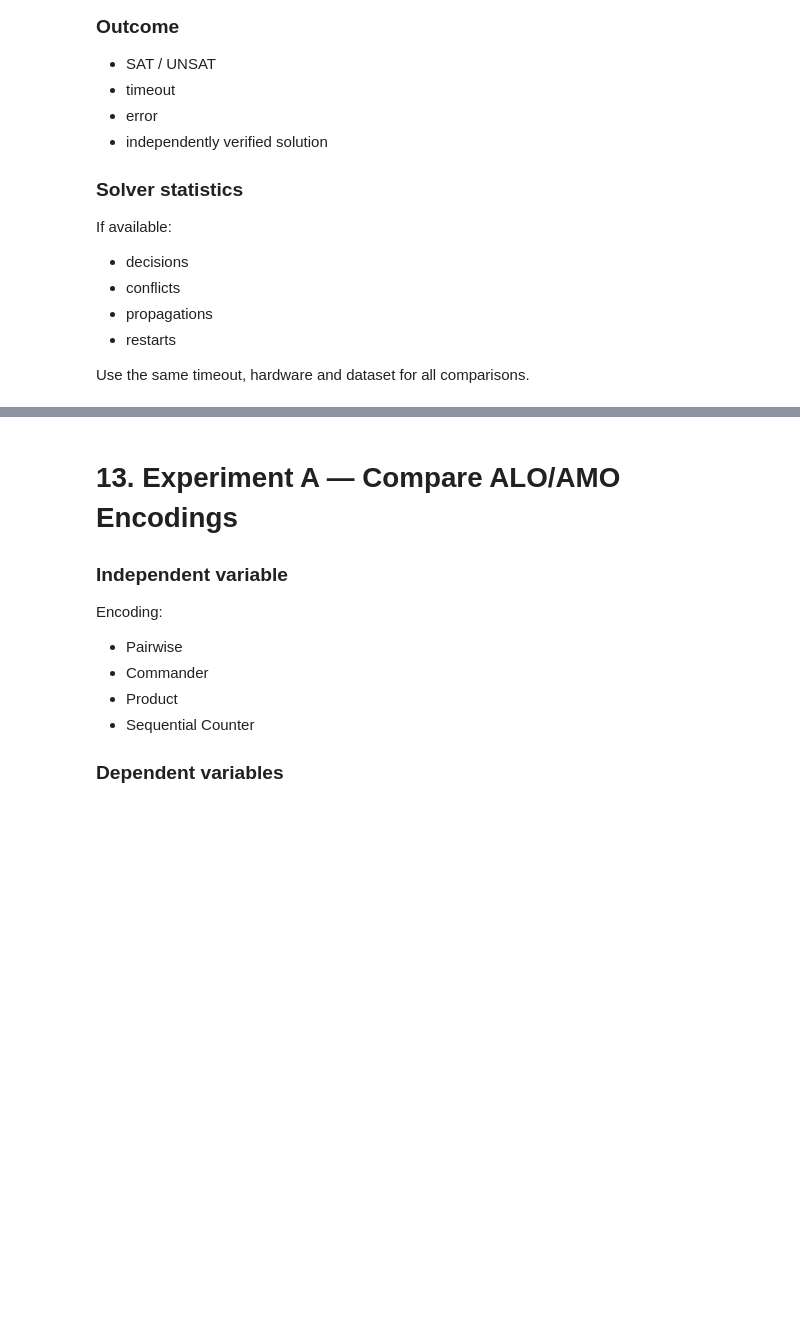
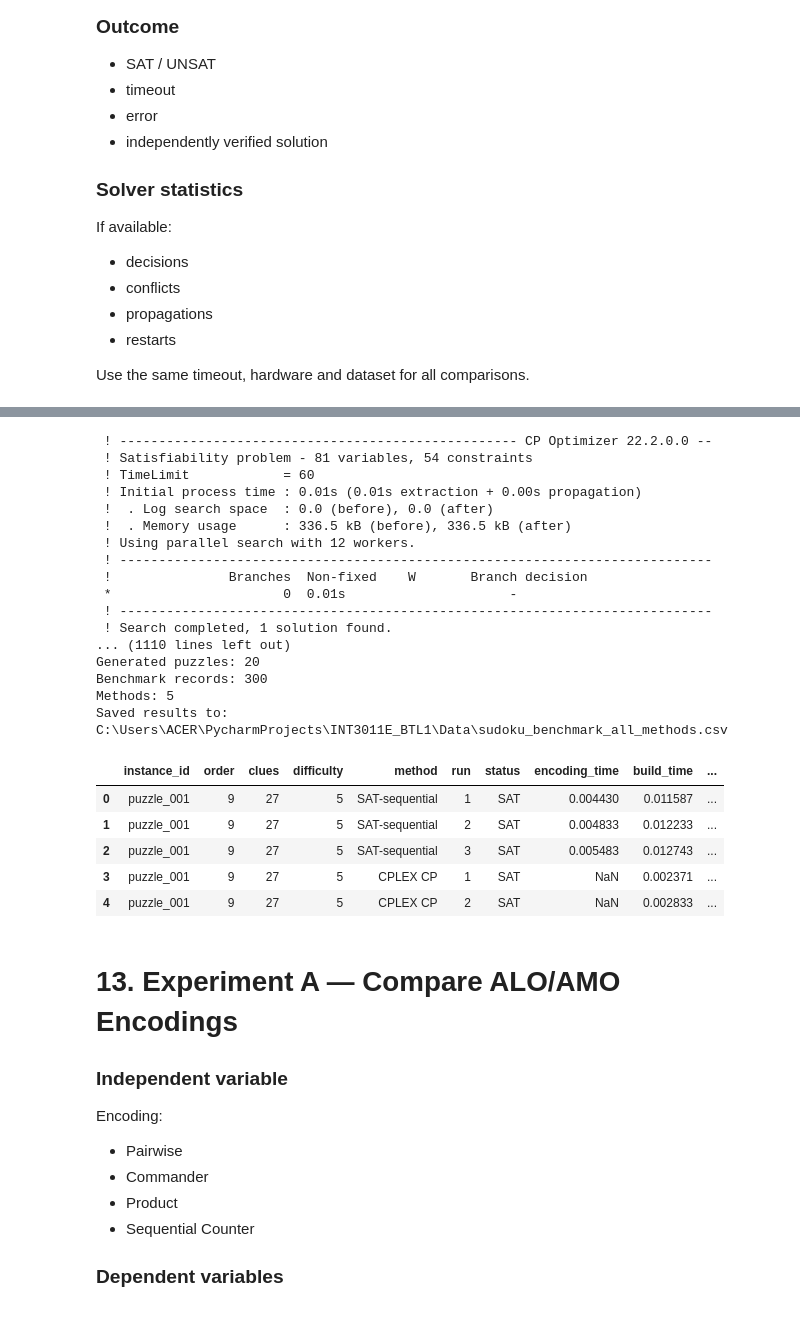
Before and after one commit to NDM07042006/Soduku_solvers, a Jupyter notebook: sudoku_sat_assignment_structure_fixed.ipynb, the cells around one changed output, grey strips where cells are left out. Drawn from its saved outputs; the diff is of its cells as text; code cells hidden in the pictures; blank space fills up the shorter version.

```diff
--- a/sudoku_sat_assignment_structure_fixed.ipynb
+++ b/sudoku_sat_assignment_structure_fixed.ipynb
@@ -1238,3 +1396,37 @@ def solve_cp_sat(grid):
         "total_time": build_time + solve_time,
         "solution": solved_grid,
     }
+# %%
+test_grid = generate_puzzle(1, size= 25)
+solvers = [
+    solve_cplex_cp,
+    solve_cplex_mip,
+    solve_gurobi,
+    solve_cp_sat,
+]
+
+benchmark_results = []
+
+for solve_function in solvers:
+    try:
+        result = solve_function(test_grid)
+        benchmark_results.append(result)
+
+        print(
+            result["method"],
+            "| Status:", result["status"],
+            "| Build:", round(result["build_time"], 6),
+            "| Solve:", round(result["solve_time"], 6),
+            "| Total:", round(result["total_time"], 6),
+        )
+
+        if result["solution"] is not None:
+            for row in result["solution"]:
+                print(row)
+
+    except Exception as error:
+        print(
+            solve_function.__name__,
+            "failed:",
+            repr(error)
+        )
@@ -1241,3 +1650,37 @@ def solve_cp_sat(grid):
+# %%
+results_df, puzzles = collect_benchmark_all_methods(
+    n_puzzles=20,
+    difficulty=5,
+    size=9,
+    repeats=3,
+    sat_encoding="sequential",
+)
+
+display(results_df.head())
+# %% [output]
+ ! --------------------------------------------------- CP Optimizer 22.2.0.0 --
+ ! Satisfiability problem - 81 variables, 54 constraints
+ ! TimeLimit            = 60
+ ! Initial process time : 0.01s (0.01s extraction + 0.00s propagation)
+ !  . Log search space  : 0.0 (before), 0.0 (after)
+ !  . Memory usage      : 336.5 kB (before), 336.5 kB (after)
+ ! Using parallel search with 12 workers.
+ ! ----------------------------------------------------------------------------
+ !               Branches  Non-fixed    W       Branch decision
+ *                      0  0.01s                     -
+ ! ----------------------------------------------------------------------------
+ ! Search completed, 1 solution found.
+... (1110 lines left out)
+Generated puzzles: 20
+Benchmark records: 300
+Methods: 5
+Saved results to: C:\Users\ACER\PycharmProjects\INT3011E_BTL1\Data\sudoku_benchmark_all_methods.csv
+|  | instance_id | order | clues | difficulty | method | run | status | encoding_time | build_time | ... |
+| 0 | puzzle_001 | 9 | 27 | 5 | SAT-sequential | 1 | SAT | 0.004430 | 0.011587 | ... |
+| 1 | puzzle_001 | 9 | 27 | 5 | SAT-sequential | 2 | SAT | 0.004833 | 0.012233 | ... |
+| 2 | puzzle_001 | 9 | 27 | 5 | SAT-sequential | 3 | SAT | 0.005483 | 0.012743 | ... |
+| 3 | puzzle_001 | 9 | 27 | 5 | CPLEX CP | 1 | SAT | NaN | 0.002371 | ... |
+| 4 | puzzle_001 | 9 | 27 | 5 | CPLEX CP | 2 | SAT | NaN | 0.002833 | ... |
 # %% [markdown]
 # 13. Experiment A — Compare ALO/AMO Encodings
 
```
Also changed, not shown: parts of 12 cells of this notebook, 13 other files.
